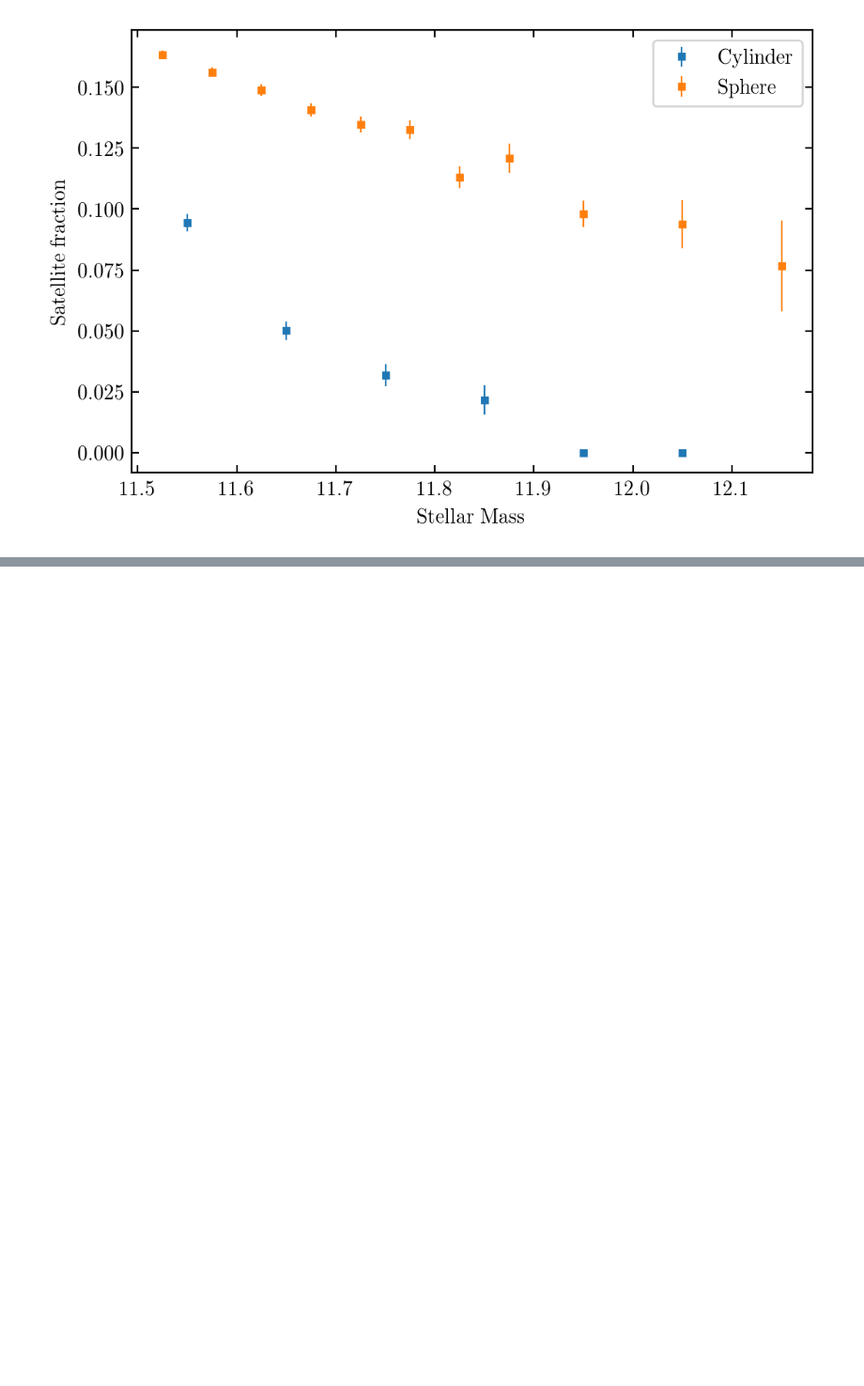
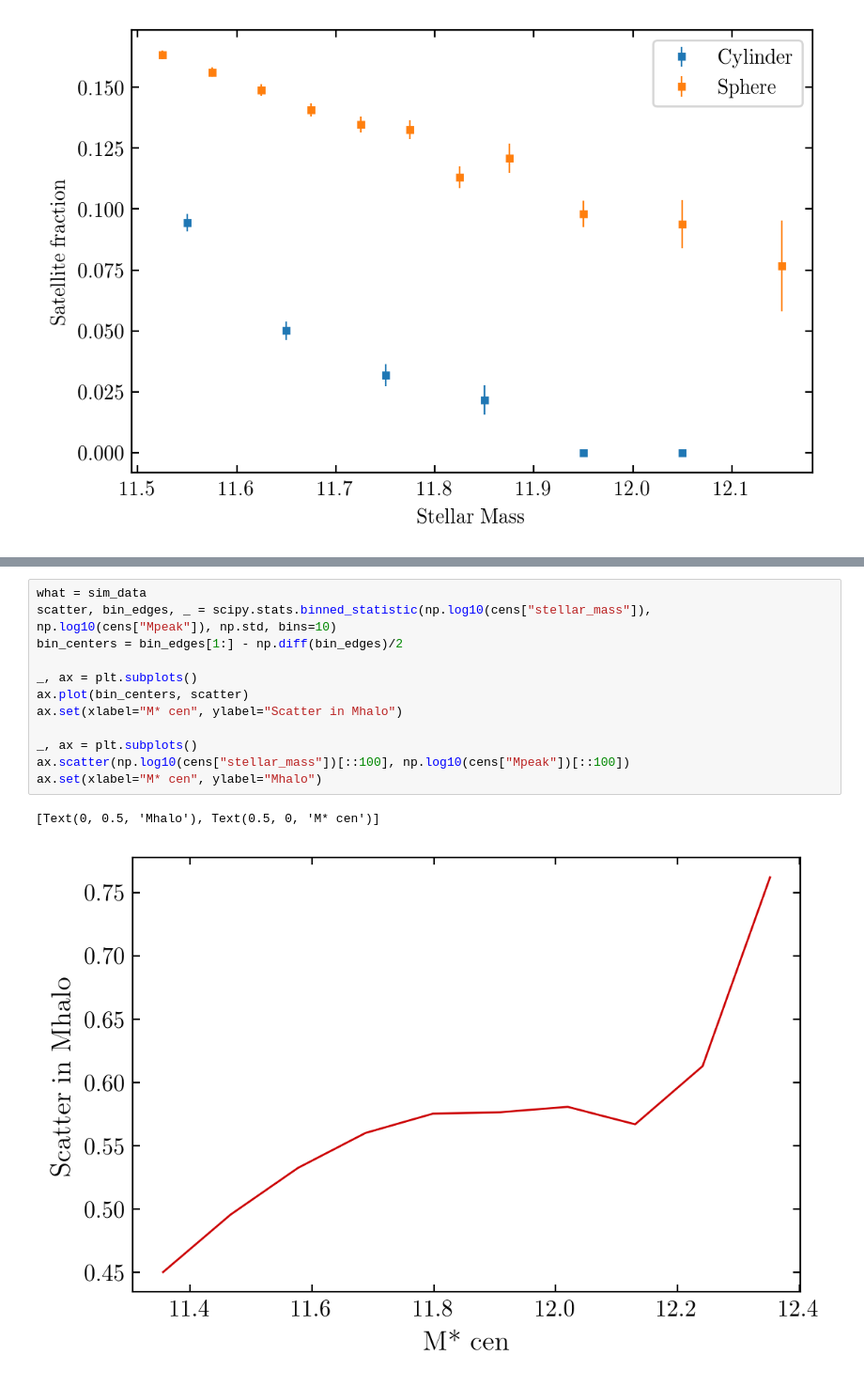
Before and after one commit to gsallabe/thesis_satellite_fraction, a Jupyter notebook: cb/analysis.ipynb, the cells around one changed output, grey strips where cells are left out. Shown at 94% size. Drawn from its saved outputs; the diff is of its cells as text; blank space fills up the shorter version.

```diff
--- a/cb/analysis.ipynb
+++ b/cb/analysis.ipynb
@@ -141,0 +165,15 @@ ax.set(ylabel="Satellite fraction", xlabel="Stellar Mass")
+# %%
+what = sim_data
+scatter, bin_edges, _ = scipy.stats.binned_statistic(np.log10(cens["stellar_mass"]), np.log10(cens["Mpeak"]), np.std, bins=10)
+bin_centers = bin_edges[1:] - np.diff(bin_edges)/2
+
+_, ax = plt.subplots()
+ax.plot(bin_centers, scatter)
+ax.set(xlabel="M* cen", ylabel="Scatter in Mhalo")
+
+_, ax = plt.subplots()
+ax.scatter(np.log10(cens["stellar_mass"])[::100], np.log10(cens["Mpeak"])[::100])
+ax.set(xlabel="M* cen", ylabel="Mhalo")
+# %% [output]
+[Text(0, 0.5, 'Mhalo'), Text(0.5, 0, 'M* cen')]
+[figure, added]
```
Also changed, not shown: parts of 11 cells of this notebook, 7 other files.
